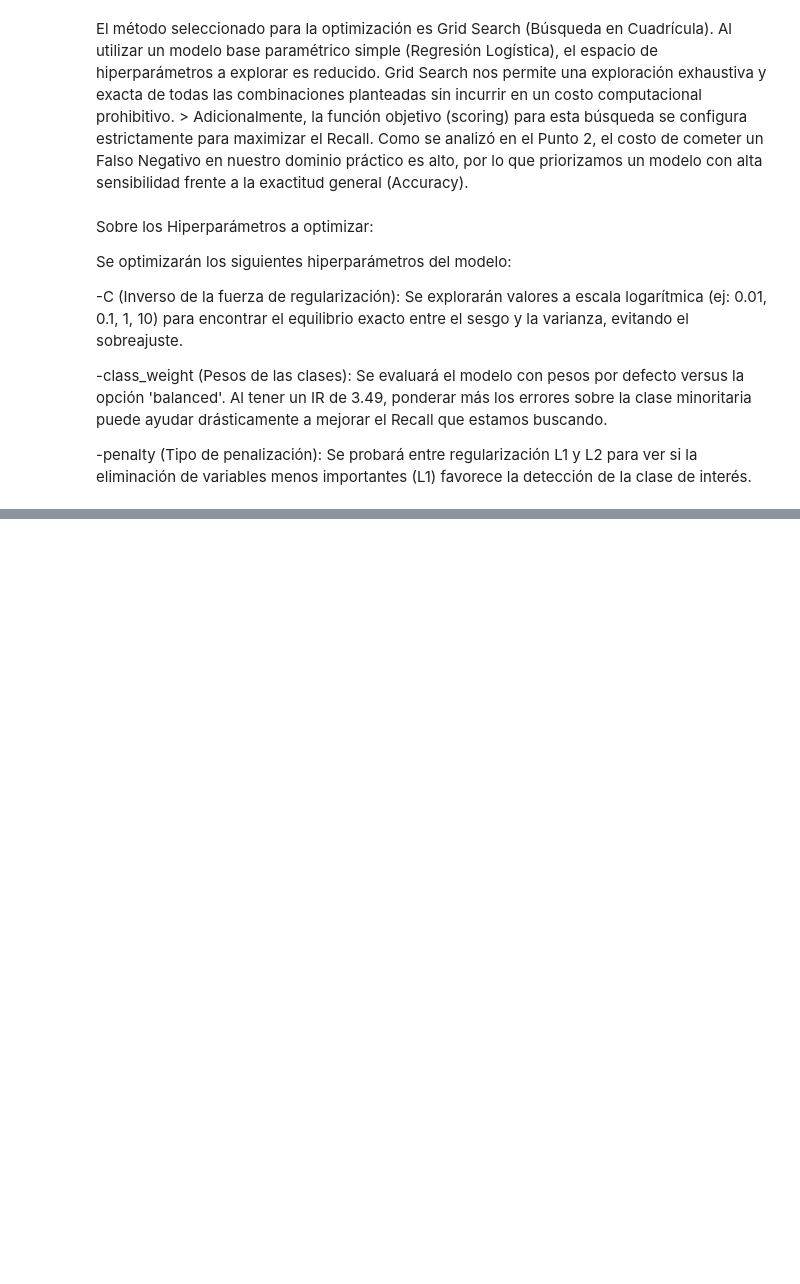
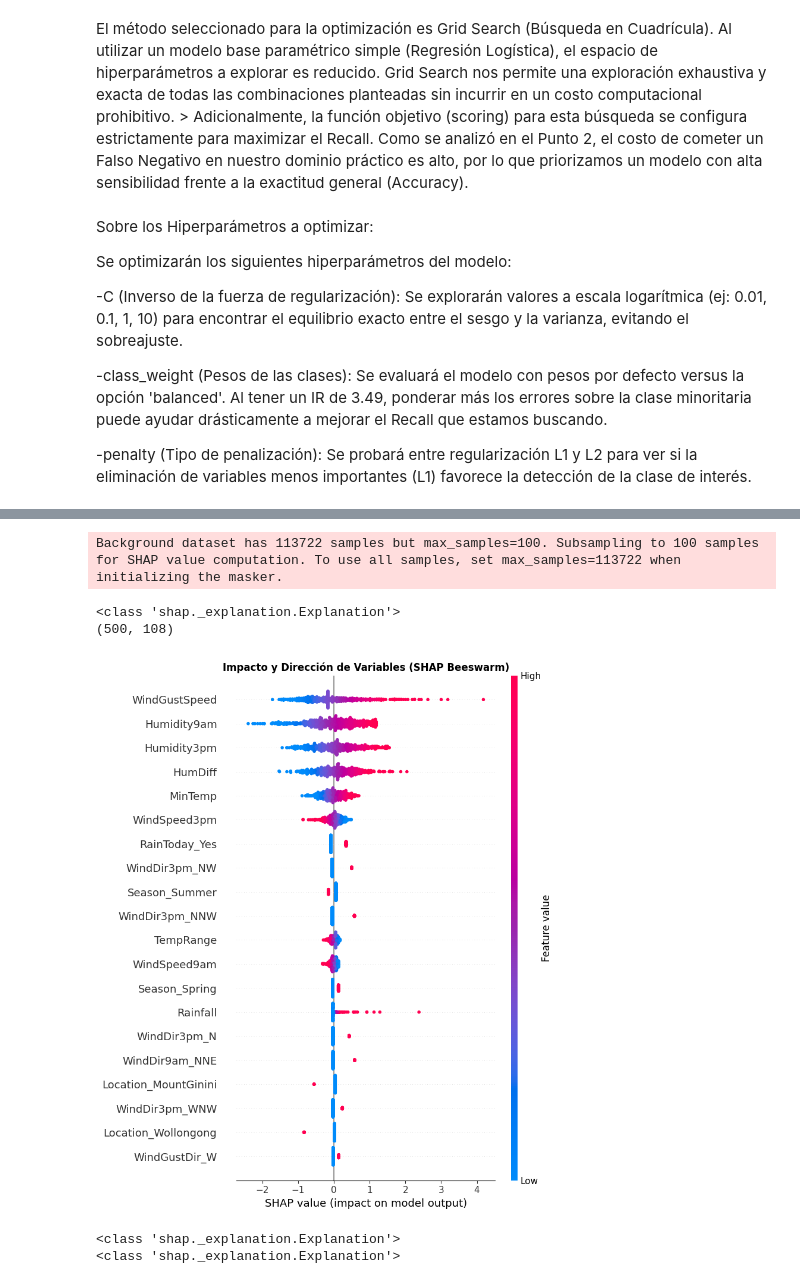
Before and after one commit to programadorarocio/AA1-TUIA-2026C1-Diez-Duvia-Quispe, a Jupyter notebook: TP2/TP-clasificacion-AA1.ipynb, the cells around one changed output, grey strips where cells are left out. Saved outputs shown, nothing was run; the diff lists cells and outputs as text; code cells hidden in the pictures; blank space fills up the shorter version.

```diff
--- a/TP2/TP-clasificacion-AA1.ipynb
+++ b/TP2/TP-clasificacion-AA1.ipynb
@@ -1583,0 +1660,32 @@ Se optimizarán los siguientes hiperparámetros del modelo:
+# %%
+# Convertimos a float64 para compatibilidad con SHAP
+X_test_sample_float = X_test_sample.astype(float)
+X_train_final_float = X_train_final.astype(float)
+
+# Recalculamos el explainer y shap_values con los datos convertidos
+explainer = shap.Explainer(lr, X_train_final_float)
+shap_values = explainer(X_test_sample_float)
+
+# Verificamos
+print(type(shap_values))
+print(shap_values.shape if hasattr(shap_values, 'shape') else "sin shape")
+# %% [output]
+Background dataset has 113722 samples but max_samples=100. Subsampling to 100 samples for SHAP value computation. To use all samples, set max_samples=113722 when initializing the masker.
+<class 'shap._explanation.Explanation'>
+(500, 108)
+# %%
+# GLOBAL 2: Beeswarm plot - muestra dirección e intensidad del impacto de cada variable
+# Cada punto es una observación; el color indica el valor de la feature (rojo=alto, azul=bajo)
+
+shap.summary_plot(shap_values, X_test_sample_float, max_display=20, show=False)
+plt.title("Impacto y Dirección de Variables (SHAP Beeswarm)", fontweight='bold')
+plt.tight_layout()
+plt.show()
+# %% [output]
+[figure, added]
+# %%
+print(type(shap_values))
+print(type(shap_values[0]))
+# %% [output]
+<class 'shap._explanation.Explanation'>
+<class 'shap._explanation.Explanation'>
```
Also changed, not shown: parts of 43 cells of this notebook.
